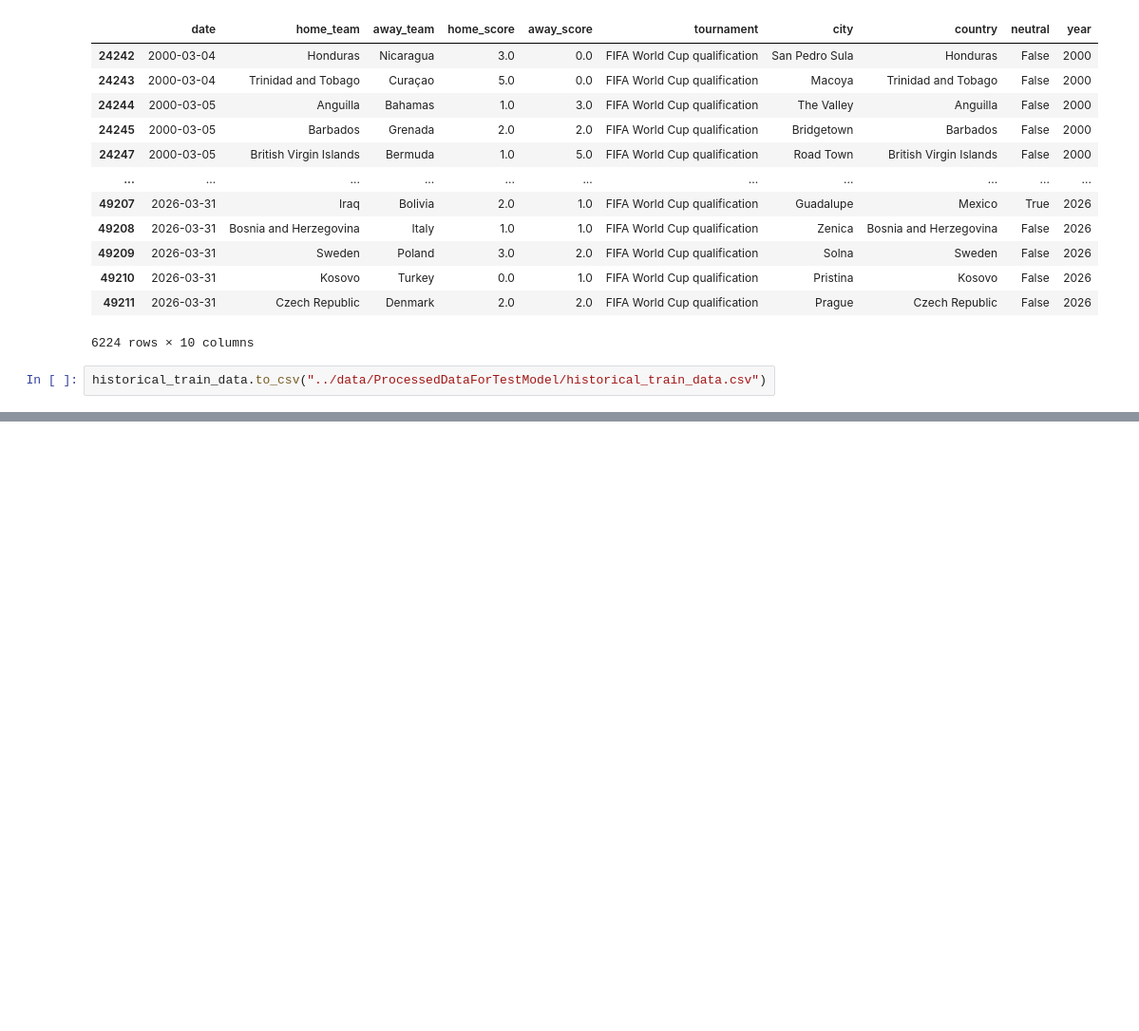
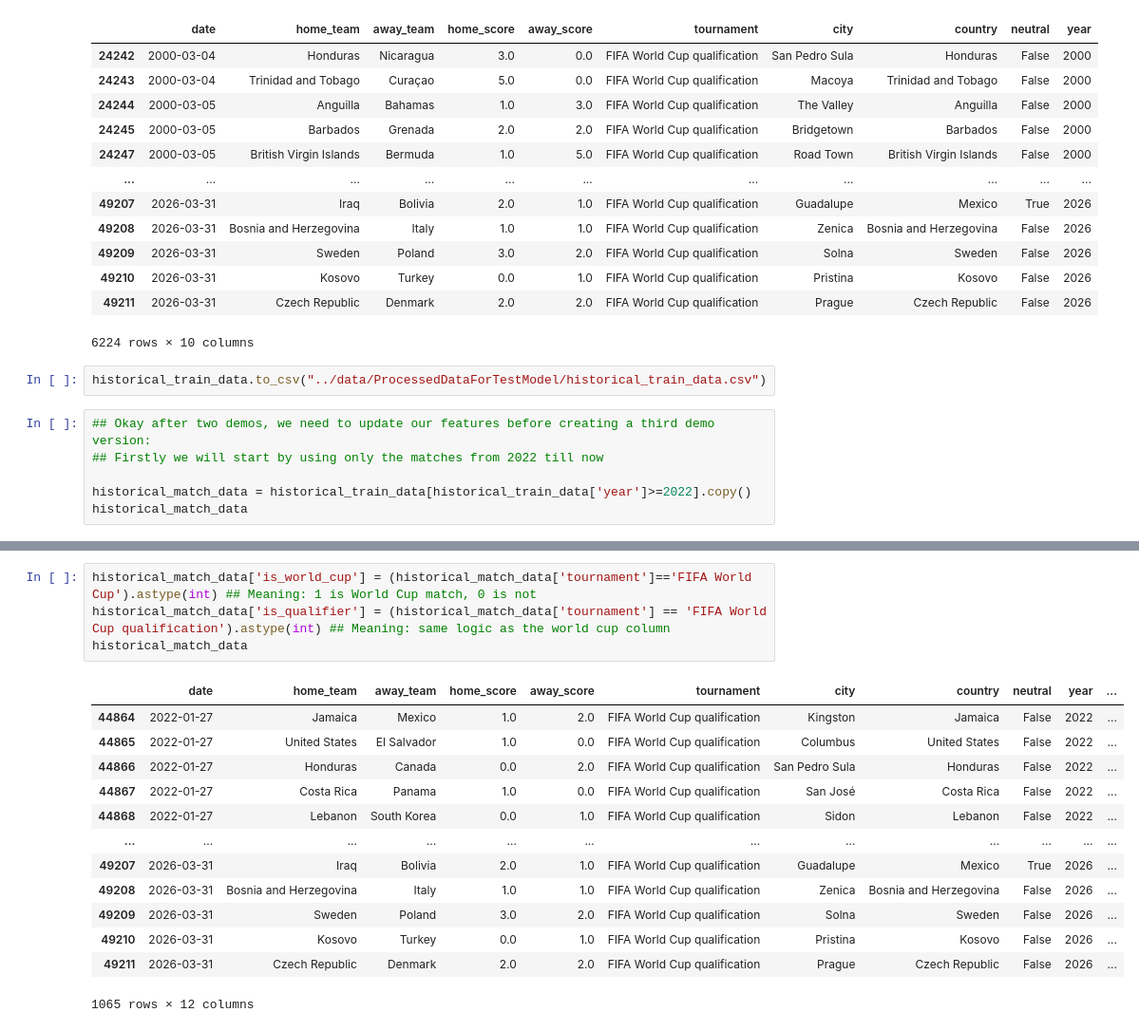
Before and after one commit to darko2806/Football-World-Cup-2026-prediction-model, a Jupyter notebook: Testing/DataProcessingForTesting.ipynb, the cells around one changed output, grey strips where cells are left out. Shown at 95% size. Drawn from its saved outputs; the diff is of its cells as text; blank space fills up the shorter version.

```diff
--- a/Testing/DataProcessingForTesting.ipynb
+++ b/Testing/DataProcessingForTesting.ipynb
@@ -207,3 +207,9 @@ historical_train_data
 6224 rows × 10 columns
 # %%
 historical_train_data.to_csv("../data/ProcessedDataForTestModel/historical_train_data.csv")
+# %%
+## Okay after two demos, we need to update our features before creating a third demo version:
+## Firstly we will start by using only the matches from 2022 till now
+
+historical_match_data = historical_train_data[historical_train_data['year']>=2022].copy()
+historical_match_data
@@ -209,0 +230,18 @@ historical_train_data.to_csv("../data/ProcessedDataForTestModel/historical_train
+# %%
+historical_match_data['is_world_cup'] = (historical_match_data['tournament']=='FIFA World Cup').astype(int) ## Meaning: 1 is World Cup match, 0 is not
+historical_match_data['is_qualifier'] = (historical_match_data['tournament'] == 'FIFA World Cup qualification').astype(int) ## Meaning: same logic as the world cup column
+historical_match_data
+# %% [output]
+|  | date | home_team | away_team | home_score | away_score | tournament | city | country | neutral | year | ... |
+| 44864 | 2022-01-27 | Jamaica | Mexico | 1.0 | 2.0 | FIFA World Cup qualification | Kingston | Jamaica | False | 2022 | ... |
+| 44865 | 2022-01-27 | United States | El Salvador | 1.0 | 0.0 | FIFA World Cup qualification | Columbus | United States | False | 2022 | ... |
+| 44866 | 2022-01-27 | Honduras | Canada | 0.0 | 2.0 | FIFA World Cup qualification | San Pedro Sula | Honduras | False | 2022 | ... |
+| 44867 | 2022-01-27 | Costa Rica | Panama | 1.0 | 0.0 | FIFA World Cup qualification | San José | Costa Rica | False | 2022 | ... |
+| 44868 | 2022-01-27 | Lebanon | South Korea | 0.0 | 1.0 | FIFA World Cup qualification | Sidon | Lebanon | False | 2022 | ... |
+| ... | ... | ... | ... | ... | ... | ... | ... | ... | ... | ... | ... |
+| 49207 | 2026-03-31 | Iraq | Bolivia | 2.0 | 1.0 | FIFA World Cup qualification | Guadalupe | Mexico | True | 2026 | ... |
+| 49208 | 2026-03-31 | Bosnia and Herzegovina | Italy | 1.0 | 1.0 | FIFA World Cup qualification | Zenica | Bosnia and Herzegovina | False | 2026 | ... |
+| 49209 | 2026-03-31 | Sweden | Poland | 3.0 | 2.0 | FIFA World Cup qualification | Solna | Sweden | False | 2026 | ... |
+| 49210 | 2026-03-31 | Kosovo | Turkey | 0.0 | 1.0 | FIFA World Cup qualification | Pristina | Kosovo | False | 2026 | ... |
+| 49211 | 2026-03-31 | Czech Republic | Denmark | 2.0 | 2.0 | FIFA World Cup qualification | Prague | Czech Republic | False | 2026 | ... |
+1065 rows × 12 columns
```
Also changed, not shown: parts of 14 cells of this notebook, 5 other files.
